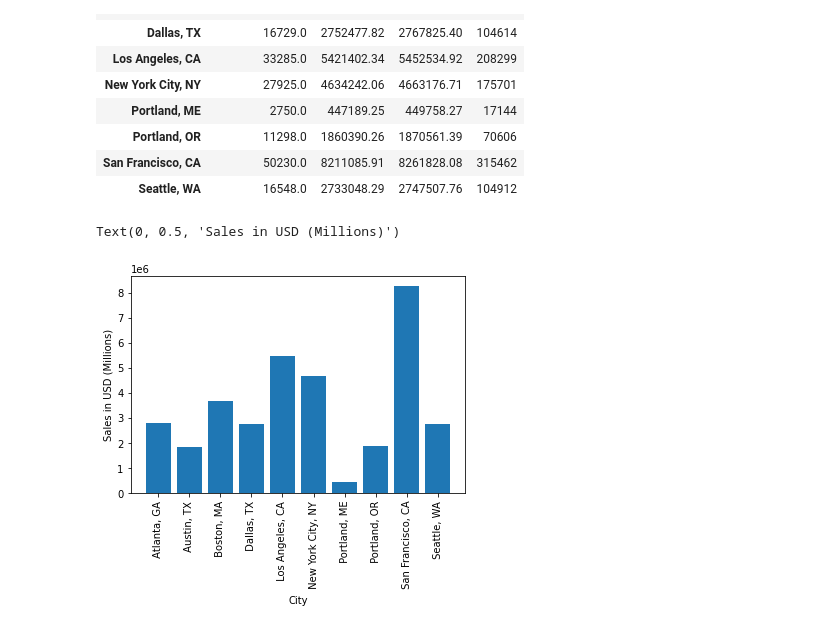
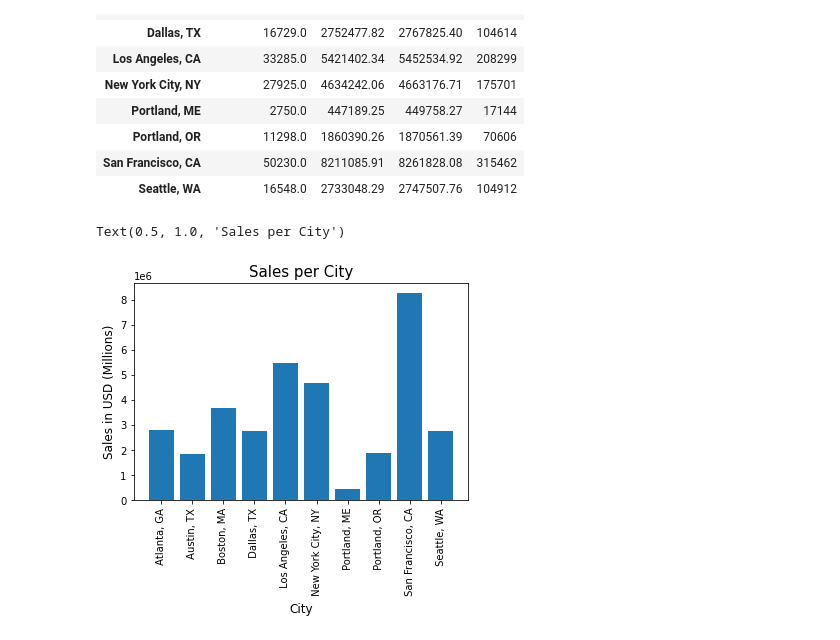
Before and after one commit to ethompson17/PythonSalesAnalysis, a Jupyter notebook: Sales Analysis.ipynb, the cells around one changed output. Cells and saved outputs as stored; diff of their text form; code cells hidden in the pictures.

```diff
--- a/Sales Analysis.ipynb
+++ b/Sales Analysis.ipynb
@@ -163,12 +164,13 @@ cityresults
 # %%
 import matplotlib.pyplot as plt
 
 cities = [city for city, df2 in df.groupby('City')]
 
 plt.bar(cities, cityresults['Sales'])
 plt.xticks(cities, rotation = 'vertical')
-plt.xlabel('City')
-plt.ylabel('Sales in USD (Millions)')
+plt.xlabel('City', size = 12)
+plt.ylabel('Sales in USD (Millions)', size = 12)
+plt.title('Sales per City', size = 15)
 # %% [output]
-Text(0, 0.5, 'Sales in USD (Millions)')
+Text(0.5, 1.0, 'Sales per City')
-[figure, old version]
+[figure, new version]
```
Also changed, not shown: parts of 9 cells of this notebook.
